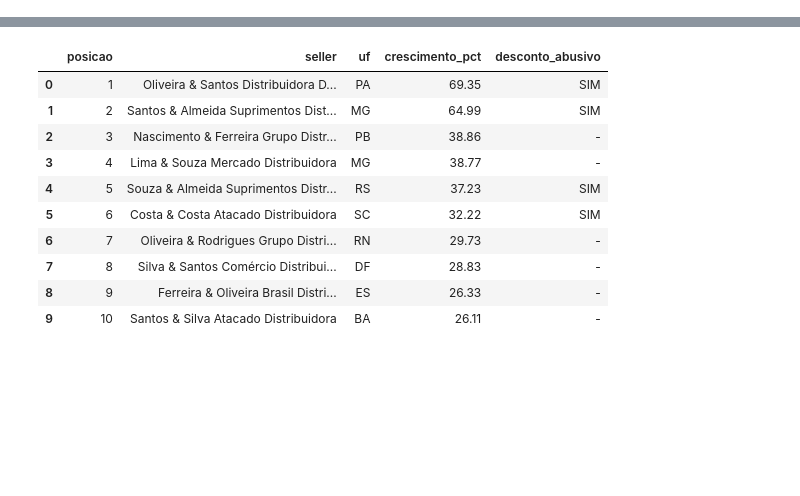
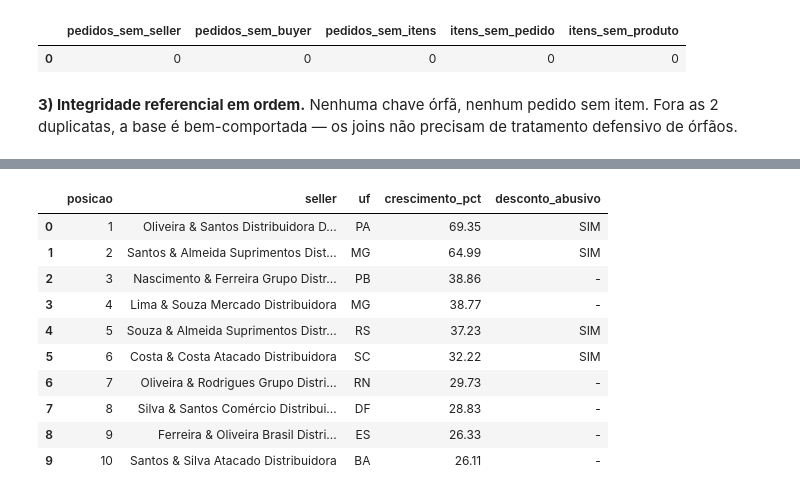
Before and after one commit to rbrunou/desafio-engenharia-dados-marketplace, a Jupyter notebook: desafio_engenharia_dados.ipynb, the cells around one changed output, grey strips where cells are left out. Saved outputs shown, nothing was run; the diff lists cells and outputs as text; code cells hidden in the pictures; blank space fills up the shorter version.

Commit message:
Revisa o texto das análises e os comentários das queries; adiciona checagem de integridade referencial na auditoria e enxuga o README

```diff
--- a/desafio_engenharia_dados.ipynb
+++ b/desafio_engenharia_dados.ipynb
@@ -895,0 +136,37 @@ ranking de crescimento do Desafio 2.
+# %%
+# As chaves estrangeiras fecham? Existe pedido sem item?
+# (via LEFT JOIN, que o SQLite resolve com índice automático — NOT IN aqui seria
+#  um scan quadrático sobre 214k linhas)
+pysqldf('''
+    WITH checagem_pedidos AS (
+        SELECT SUM(CASE WHEN s.id       IS NULL THEN 1 ELSE 0 END) AS sem_seller,
+               SUM(CASE WHEN b.id       IS NULL THEN 1 ELSE 0 END) AS sem_buyer,
+               SUM(CASE WHEN i.order_id IS NULL THEN 1 ELSE 0 END) AS sem_itens
+        FROM orders AS o
+        LEFT JOIN sellers AS s ON s.id = o.seller_id
+        LEFT JOIN buyers  AS b ON b.id = o.buyer_id
+        LEFT JOIN (SELECT DISTINCT order_id FROM order_items) AS i
+               ON i.order_id = o.id
+    ),
+    checagem_itens AS (
+        SELECT SUM(CASE WHEN o.id IS NULL THEN 1 ELSE 0 END) AS sem_pedido,
+               SUM(CASE WHEN p.id IS NULL THEN 1 ELSE 0 END) AS sem_produto
+        FROM order_items AS oi
+        LEFT JOIN (SELECT DISTINCT id FROM orders) AS o ON o.id = oi.order_id
+        LEFT JOIN products AS p ON p.id = oi.product_id
+    )
+    SELECT cp.sem_seller  AS pedidos_sem_seller,
+           cp.sem_buyer   AS pedidos_sem_buyer,
+           cp.sem_itens   AS pedidos_sem_itens,
+           ci.sem_pedido  AS itens_sem_pedido,
+           ci.sem_produto AS itens_sem_produto
+    FROM checagem_pedidos AS cp
+    CROSS JOIN checagem_itens AS ci
+''')
+# %% [output]
+|  | pedidos_sem_seller | pedidos_sem_buyer | pedidos_sem_itens | itens_sem_pedido | itens_sem_produto |
+| 0 | 0 | 0 | 0 | 0 | 0 |
+# %% [markdown]
+**3) Integridade referencial em ordem.** Nenhuma chave órfã, nenhum pedido sem item.
+Fora as 2 duplicatas, a base é bem-comportada — os joins não precisam de tratamento
+defensivo de órfãos.
```
Also changed, not shown: parts of 119 cells of this notebook, 1 other file.
